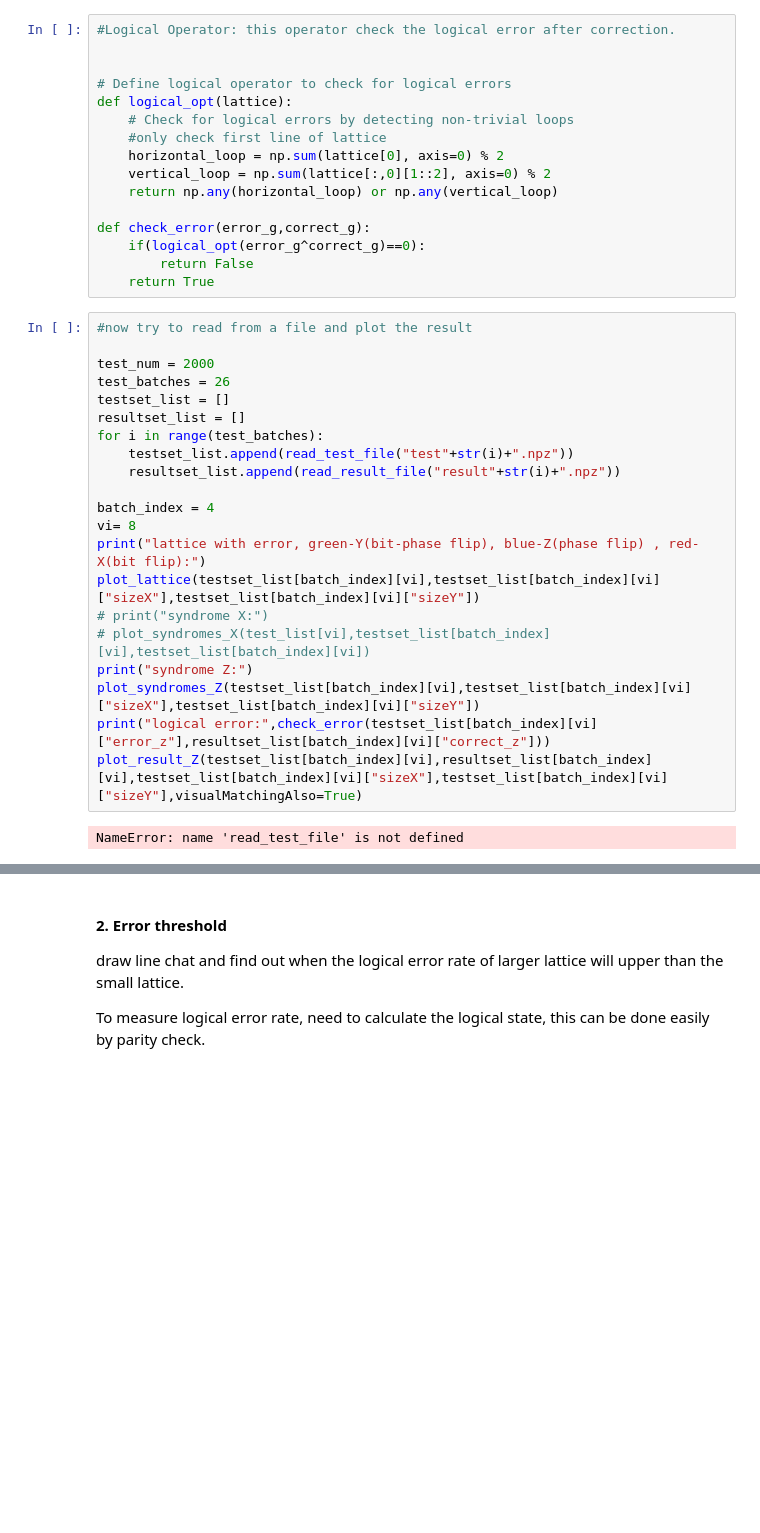
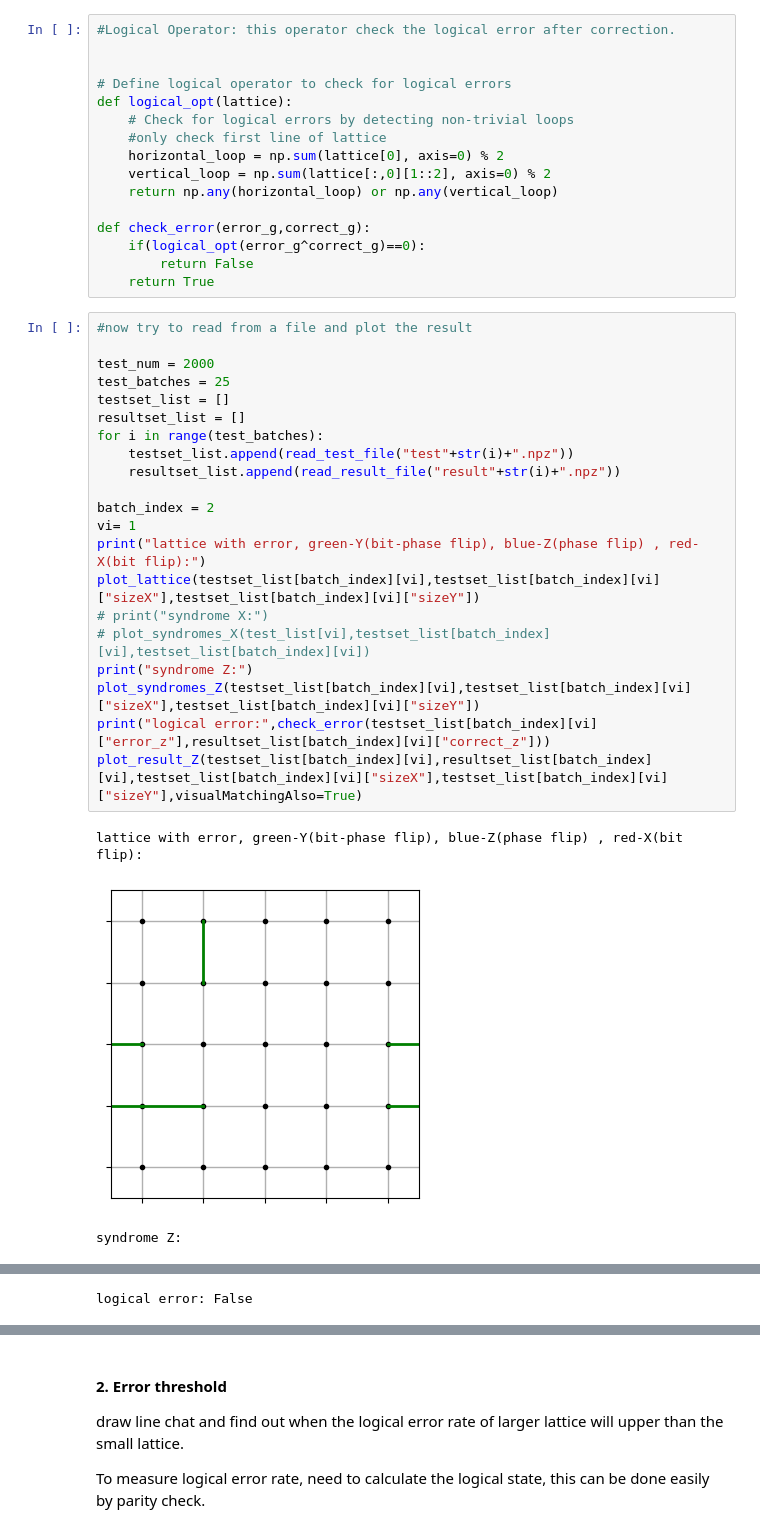
Before and after one commit to Winfred666/SurfaceCode-MWPMDecoder, a Jupyter notebook: testbench/visualizer.ipynb, the cells around one changed output, grey strips where cells are left out. Saved outputs shown, nothing was run; the diff lists cells and outputs as text; blank space fills up the shorter version.

```diff
--- a/testbench/visualizer.ipynb
+++ b/testbench/visualizer.ipynb
@@ -167,23 +167,25 @@ def check_error(error_g,correct_g):
 # %%
 #now try to read from a file and plot the result
 
 test_num = 2000
-test_batches = 26
+test_batches = 25
 testset_list = []
 resultset_list = []
 for i in range(test_batches):
     testset_list.append(read_test_file("test"+str(i)+".npz"))
     resultset_list.append(read_result_file("result"+str(i)+".npz"))
 
-batch_index = 4
-vi= 8
+batch_index = 2
+vi= 1
 print("lattice with error, green-Y(bit-phase flip), blue-Z(phase flip) , red-X(bit flip):")
 plot_lattice(testset_list[batch_index][vi],testset_list[batch_index][vi]["sizeX"],testset_list[batch_index][vi]["sizeY"])
 # print("syndrome X:")
 # plot_syndromes_X(test_list[vi],testset_list[batch_index][vi],testset_list[batch_index][vi])
 print("syndrome Z:")
 plot_syndromes_Z(testset_list[batch_index][vi],testset_list[batch_index][vi]["sizeX"],testset_list[batch_index][vi]["sizeY"])
 print("logical error:",check_error(testset_list[batch_index][vi]["error_z"],resultset_list[batch_index][vi]["correct_z"]))
 plot_result_Z(testset_list[batch_index][vi],resultset_list[batch_index][vi],testset_list[batch_index][vi]["sizeX"],testset_list[batch_index][vi]["sizeY"],visualMatchingAlso=True)
 # %% [output]
-NameError: name 'read_test_file' is not defined
+lattice with error, green-Y(bit-phase flip), blue-Z(phase flip) , red-X(bit flip):
+[figure, added]
+syndrome Z:
@@ -189,0 +193 @@ NameError: name 'read_test_file' is not defined
+logical error: False
```
Also changed, not shown: parts of 3 cells of this notebook, 4 other files.
